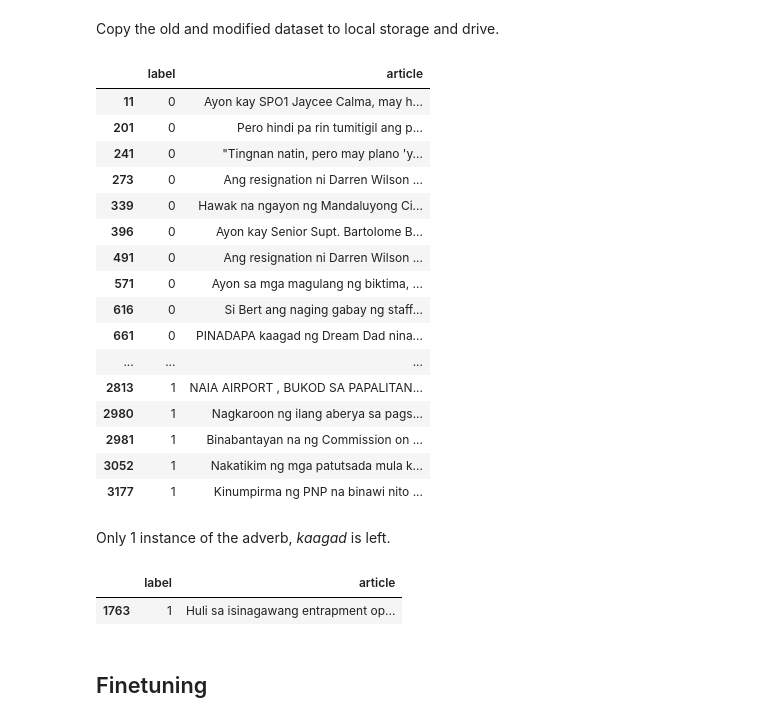
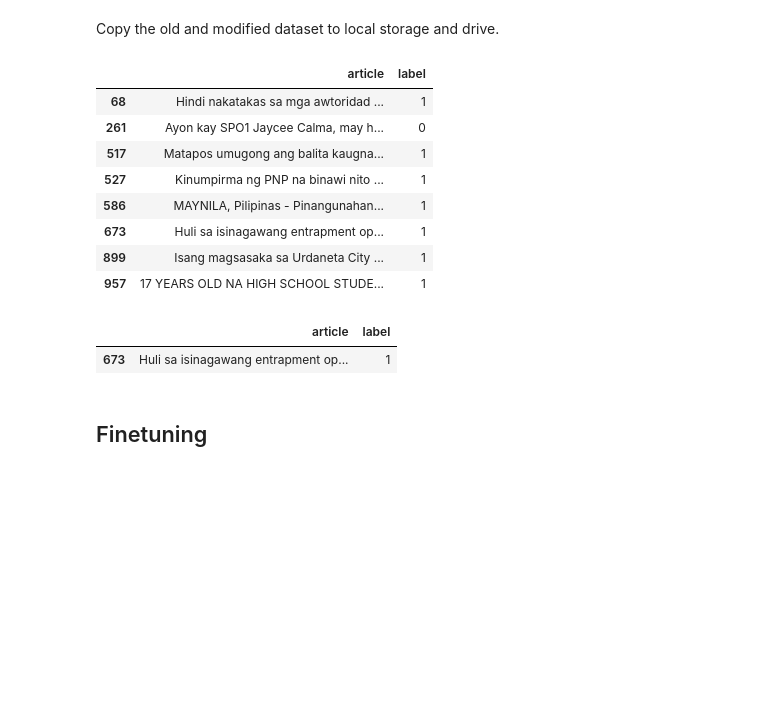
Before and after one commit to cs-198-199-adversarial-ml/fake-news-attacks, a Jupyter notebook: degree_adverbs_removal.ipynb, the cells around one changed output. Cells and saved outputs as stored; diff of their text form; code cells hidden in the pictures; blank space fills up the shorter version.

Commit message:
edit: train and test data

```diff
--- a/degree_adverbs_removal.ipynb
+++ b/degree_adverbs_removal.ipynb
@@ -322,0 +366,2 @@ df = pd.read_csv('full.csv')
+# %%
+df_test = pd.read_csv('test_orig_fil.csv')
@@ -333,10 +379,10 @@ df = df[df['article'].notnull()]
 # %% [markdown]
 In the following lines of code, a new dataframe is created which does not contain the adverbs in the *adv_list*
 # %%
-df['article_new'] = df['article'].apply(lambda s: ' '.join([w for w in s.split() if w.lower() not in adv_list]))
+df_test['article_new'] = df_test['article'].apply(lambda s: ' '.join([w for w in s.split() if w.lower() not in adv_list]))
 
-df_old = df[['label', 'article']]
-df_new  = df[['label', 'article_new']].rename(columns={'article_new':'article'})
+df_test_orig = df_test[['article','label']]
+df_test_adv  = df_test[['article_new','label']].rename(columns={'article_new':'article'})
 # %% [markdown]
 Copy the old and modified dataset to local storage and drive.
 # %%
@@ -348,33 +394,23 @@ df_new.to_csv('/content/drive/My Drive/198-adversarial-ml/Fake-News-Filipino/ful
 # %%
-ids_old = df_old.article.str.contains('kaagad$|kaagad-|kaagad ', flags = re.IGNORECASE, regex = True, na = False)
-ids_new = df_new.article.str.contains('kaagad$|kaagad-|kaagad ', flags = re.IGNORECASE, regex = True, na = False)
+ids_old = df_test_orig.article.str.contains('kaagad$|kaagad-|kaagad ', flags = re.IGNORECASE, regex = True, na = False)
+ids_new = df_test_adv.article.str.contains('kaagad$|kaagad-|kaagad ', flags = re.IGNORECASE, regex = True, na = False)
 # %%
-df_old[ids_old]
+df_test_orig[ids_old]
 # %% [output]
-|  | label | article |
-| 11 | 0 | Ayon kay SPO1 Jaycee Calma, may h... |
-| 201 | 0 | Pero hindi pa rin tumitigil ang p... |
-| 241 | 0 | "Tingnan natin, pero may plano 'y... |
-| 273 | 0 | Ang resignation ni Darren Wilson ... |
-| 339 | 0 | Hawak na ngayon ng Mandaluyong Ci... |
-| 396 | 0 | Ayon kay Senior Supt. Bartolome B... |
-| 491 | 0 | Ang resignation ni Darren Wilson ... |
-| 571 | 0 | Ayon sa mga magulang ng biktima, ... |
-| 616 | 0 | Si Bert ang naging gabay ng staff... |
-| 661 | 0 | PINADAPA kaagad ng Dream Dad nina... |
-| ... | ... | ... |
-| 2813 | 1 | NAIA AIRPORT , BUKOD SA PAPALITAN... |
-| 2980 | 1 | Nagkaroon ng ilang aberya sa pags... |
-| 2981 | 1 | Binabantayan na ng Commission on ... |
-| 3052 | 1 | Nakatikim ng mga patutsada mula k... |
-| 3177 | 1 | Kinumpirma ng PNP na binawi nito ... |
+|  | article | label |
+| 68 | Hindi nakatakas sa mga awtoridad ... | 1 |
+| 261 | Ayon kay SPO1 Jaycee Calma, may h... | 0 |
+| 517 | Matapos umugong ang balita kaugna... | 1 |
+| 527 | Kinumpirma ng PNP na binawi nito ... | 1 |
+| 586 | MAYNILA, Pilipinas - Pinangunahan... | 1 |
+| 673 | Huli sa isinagawang entrapment op... | 1 |
+| 899 | Isang magsasaka sa Urdaneta City ... | 1 |
+| 957 | 17 YEARS OLD NA HIGH SCHOOL STUDE... | 1 |
-# %% [markdown]
-Only 1 instance of the adverb, *kaagad* is left.
 # %%
-df_new[ids_new]
+df_test_adv[ids_new]
 # %% [output]
-|  | label | article |
-| 1763 | 1 | Huli sa isinagawang entrapment op... |
+|  | article | label |
+| 673 | Huli sa isinagawang entrapment op... | 1 |
 # %% [markdown]
 ## Finetuning
 # %% [markdown]
```
Also changed, not shown: parts of 80 cells of this notebook.
